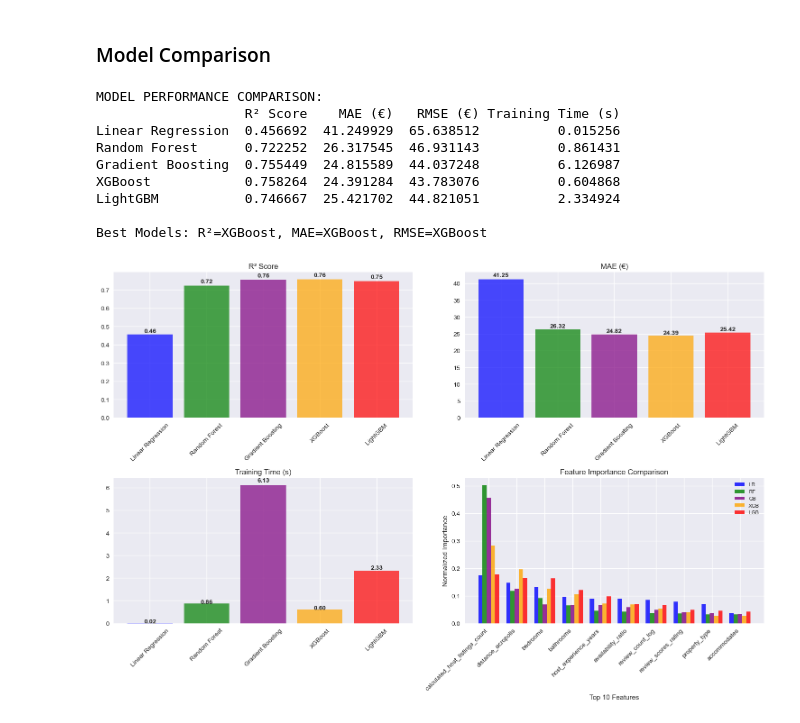
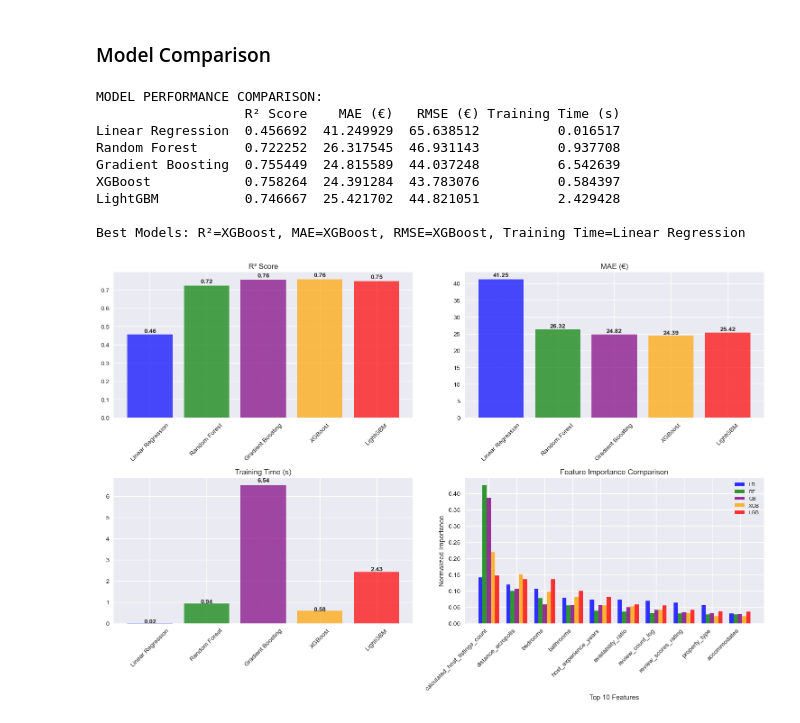
Before and after one commit to Ioannis-Stamatakis/price-prediction-athens-airbnb, a Jupyter notebook: Notebook/model_pipeline_notebook.ipynb, the cells around one changed output. Cells and saved outputs as stored; diff of their text form; code cells hidden in the pictures.

```diff
--- a/Notebook/model_pipeline_notebook.ipynb
+++ b/Notebook/model_pipeline_notebook.ipynb
@@ -400,6 +400,7 @@ lr_feature_importance = pd.DataFrame({
     'feature': all_features,
     'importance': np.abs(lr_model.coef_)
 }).sort_values('importance', ascending=False)
+lr_feature_importance['importance'] = lr_feature_importance['importance'] / lr_feature_importance['importance'].sum()
 
 print("\nTop 5 Most Important Features:")
 for _, row in lr_feature_importance.head(5).iterrows():
@@ -702,7 +703,7 @@ Top 5 Most Important Features:
 ### LightGBM
 # %%
 
-# Train LightGBM (no scaling needed for tree-based models)
+# Train LightGBM
 start_time = time.time()
 lgb_model = lgb.LGBMRegressor(
     objective='regression',
@@ -737,9 +738,11 @@ lgb_feature_importance = pd.DataFrame({
     'importance': lgb_model.feature_importances_
 }).sort_values('importance', ascending=False)
 
+lgb_feature_importance['importance'] = lgb_feature_importance['importance'] / lgb_feature_importance['importance'].sum()
+
 print("\nTop 5 Most Important Features:")
 for _, row in lgb_feature_importance.head(5).iterrows():
-    print(f"  {row['feature']}: {row['importance']:.0f}")
+    print(f"  {row['feature']}: {row['importance']:.3f}")
 
 # Visualize results
 fig, axes = plt.subplots(1, 3, figsize=(20, 5))
@@ -808,9 +811,10 @@ print(comparison_df[['R² Score', 'MAE (€)', 'RMSE (€)', 'Training Time (s)'
 best_models = {
     'R²': comparison_df['R² Score'].idxmax(),
     'MAE': comparison_df['MAE (€)'].idxmin(),
-    'RMSE': comparison_df['RMSE (€)'].idxmin()
+    'RMSE': comparison_df['RMSE (€)'].idxmin(),
+    'Training Time': comparison_df['Training Time (s)'].idxmin()
 }
-print(f"\nBest Models: R²={best_models['R²']}, MAE={best_models['MAE']}, RMSE={best_models['RMSE']}")
+print(f"\nBest Models: R²={best_models['R²']}, MAE={best_models['MAE']}, RMSE={best_models['RMSE']}, Training Time={best_models['Training Time']}")
 
 # Plots
 fig, axes = plt.subplots(2, 2, figsize=(15, 10))
@@ -830,39 +834,38 @@ for i, (col, title) in enumerate(metrics):
 try:
     importances = []
     labels = ['LR', 'RF', 'GB', 'XGB', 'LGB']
     importance_vars = [lr_feature_importance, rf_feature_importance, gb_feature_importance,
                       xgb_feature_importance, lgb_feature_importance]
 
     for imp in importance_vars:
-        norm_imp = imp.head(10)['importance'] / imp.head(10)['importance'].sum()
-        importances.append(norm_imp.values)
+        importances.append(imp.head(10)['importance'].values)
 
     x = np.arange(10)
     width = 0.15
     for i, (imp, label, color) in enumerate(zip(importances, labels, colors)):
         axes[1,1].bar(x + i*width - 2*width, imp, width, label=label, color=color, alpha=0.8)
 
     axes[1,1].set_xlabel('Top 10 Features')
     axes[1,1].set_ylabel('Normalized Importance')
     axes[1,1].set_title('Feature Importance Comparison')
     axes[1,1].set_xticks(x)
     axes[1,1].set_xticklabels(rf_feature_importance.head(10)['feature'], rotation=45, ha='right')
     axes[1,1].legend(fontsize=8)
 
 except:
     axes[1,1].text(0.5, 0.5, 'Feature importance\ncomparison unavailable',
                   ha='center', va='center', transform=axes[1,1].transAxes)
 
 plt.tight_layout()
 plt.show()
 # %% [output]
 MODEL PERFORMANCE COMPARISON:
                    R² Score    MAE (€)   RMSE (€) Training Time (s)
-Linear Regression  0.456692  41.249929  65.638512          0.015256
-Random Forest      0.722252  26.317545  46.931143          0.861431
-Gradient Boosting  0.755449  24.815589  44.037248          6.126987
-XGBoost            0.758264  24.391284  43.783076          0.604868
-LightGBM           0.746667  25.421702  44.821051          2.334924
+Linear Regression  0.456692  41.249929  65.638512          0.016517
+Random Forest      0.722252  26.317545  46.931143          0.937708
+Gradient Boosting  0.755449  24.815589  44.037248          6.542639
+XGBoost            0.758264  24.391284  43.783076          0.584397
+LightGBM           0.746667  25.421702  44.821051          2.429428
 
-Best Models: R²=XGBoost, MAE=XGBoost, RMSE=XGBoost
+Best Models: R²=XGBoost, MAE=XGBoost, RMSE=XGBoost, Training Time=Linear Regression
-[figure, old version]
+[figure, new version]
```
Also changed, not shown: parts of 5 cells of this notebook, 3 other files.
